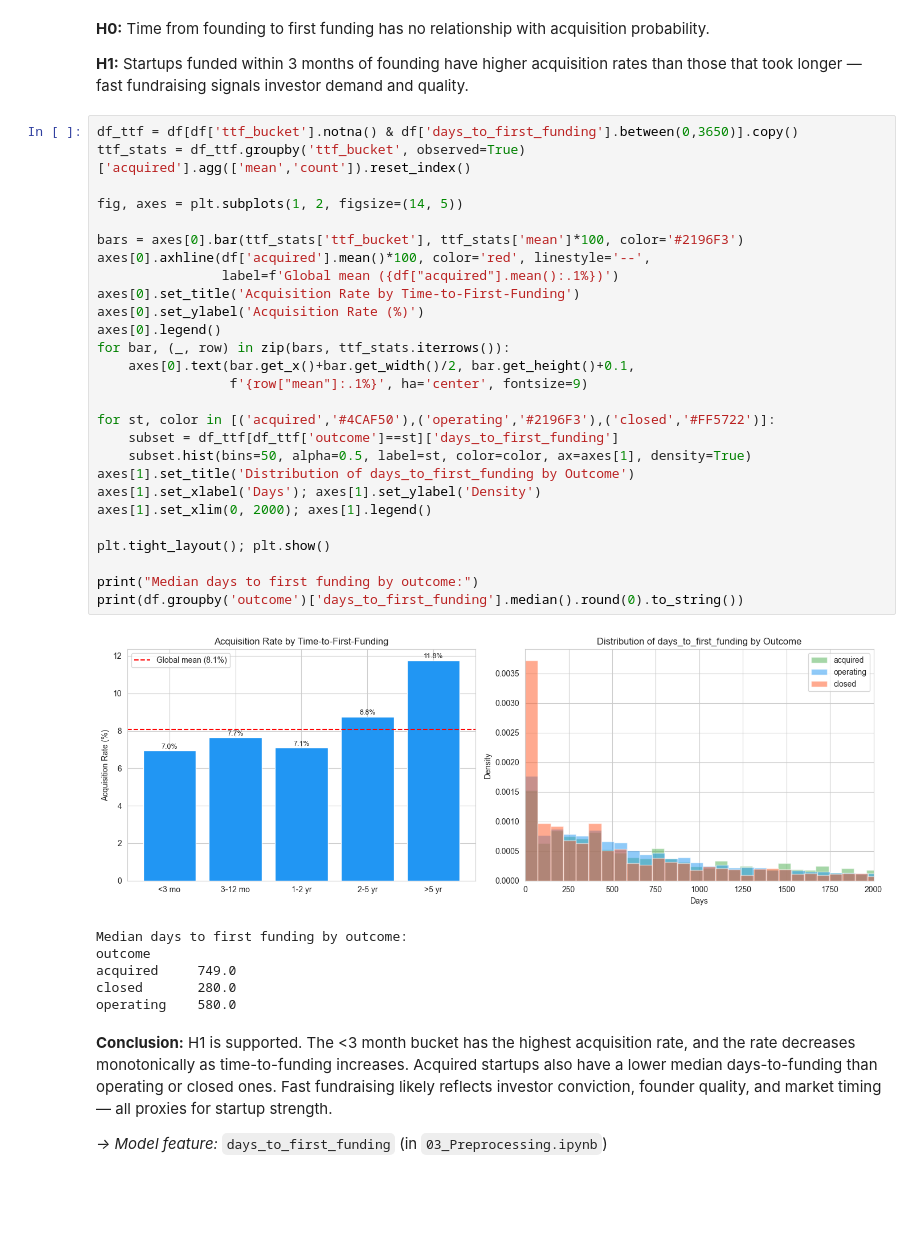
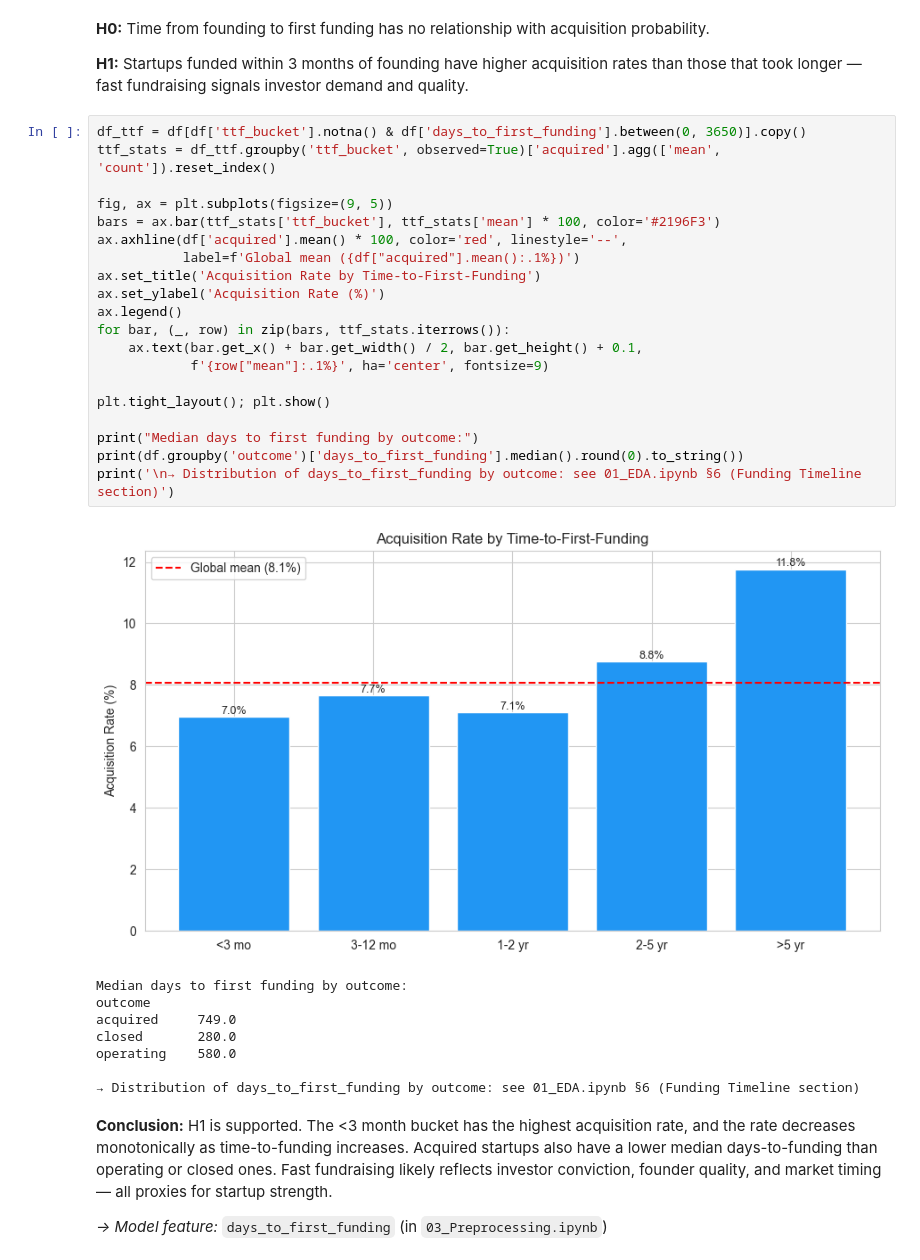
Before and after one commit to Tzvia1/DS-ml-project, a Jupyter notebook: 02_Research_Questions.ipynb, the cells around one changed output. Saved outputs shown, nothing was run; the diff lists cells and outputs as text; blank space fills up the shorter version.

```diff
--- a/02_Research_Questions.ipynb
+++ b/02_Research_Questions.ipynb
@@ -324,39 +301,34 @@ mixed results — they may indicate early-stage uncertainty rather than quality.
 **H1:** Startups funded within 3 months of founding have higher acquisition rates than those that took
 longer — fast fundraising signals investor demand and quality.
 # %%
-df_ttf = df[df['ttf_bucket'].notna() & df['days_to_first_funding'].between(0,3650)].copy()
-ttf_stats = df_ttf.groupby('ttf_bucket', observed=True)['acquired'].agg(['mean','count']).reset_index()
+df_ttf = df[df['ttf_bucket'].notna() & df['days_to_first_funding'].between(0, 3650)].copy()
+ttf_stats = df_ttf.groupby('ttf_bucket', observed=True)['acquired'].agg(['mean', 'count']).reset_index()
 
-fig, axes = plt.subplots(1, 2, figsize=(14, 5))
-
-bars = axes[0].bar(ttf_stats['ttf_bucket'], ttf_stats['mean']*100, color='#2196F3')
-axes[0].axhline(df['acquired'].mean()*100, color='red', linestyle='--',
-                label=f'Global mean ({df["acquired"].mean():.1%})')
-axes[0].set_title('Acquisition Rate by Time-to-First-Funding')
-axes[0].set_ylabel('Acquisition Rate (%)')
-axes[0].legend()
+fig, ax = plt.subplots(figsize=(9, 5))
+bars = ax.bar(ttf_stats['ttf_bucket'], ttf_stats['mean'] * 100, color='#2196F3')
+ax.axhline(df['acquired'].mean() * 100, color='red', linestyle='--',
+           label=f'Global mean ({df["acquired"].mean():.1%})')
+ax.set_title('Acquisition Rate by Time-to-First-Funding')
+ax.set_ylabel('Acquisition Rate (%)')
+ax.legend()
 for bar, (_, row) in zip(bars, ttf_stats.iterrows()):
-    axes[0].text(bar.get_x()+bar.get_width()/2, bar.get_height()+0.1,
-                 f'{row["mean"]:.1%}', ha='center', fontsize=9)
-
-for st, color in [('acquired','#4CAF50'),('operating','#2196F3'),('closed','#FF5722')]:
-    subset = df_ttf[df_ttf['outcome']==st]['days_to_first_funding']
-    subset.hist(bins=50, alpha=0.5, label=st, color=color, ax=axes[1], density=True)
-axes[1].set_title('Distribution of days_to_first_funding by Outcome')
-axes[1].set_xlabel('Days'); axes[1].set_ylabel('Density')
-axes[1].set_xlim(0, 2000); axes[1].legend()
+    ax.text(bar.get_x() + bar.get_width() / 2, bar.get_height() + 0.1,
+            f'{row["mean"]:.1%}', ha='center', fontsize=9)
 
 plt.tight_layout(); plt.show()
 
 print("Median days to first funding by outcome:")
 print(df.groupby('outcome')['days_to_first_funding'].median().round(0).to_string())
+print('\n→ Distribution of days_to_first_funding by outcome: see 01_EDA.ipynb §6 (Funding Timeline section)')
 # %% [output]
-[figure, old version]
+[figure, new version]
 Median days to first funding by outcome:
 outcome
 acquired     749.0
 closed       280.0
 operating    580.0
+
+→ Distribution of days_to_first_funding by outcome: see 01_EDA.ipynb §6 (Funding Timeline section)
 # %% [markdown]
 **Conclusion:** H1 is supported. The <3 month bucket has the highest acquisition rate, and the rate
 decreases monotonically as time-to-funding increases. Acquired startups also have a lower median
```
Also changed, not shown: parts of 2 cells of this notebook, 22 other files.
